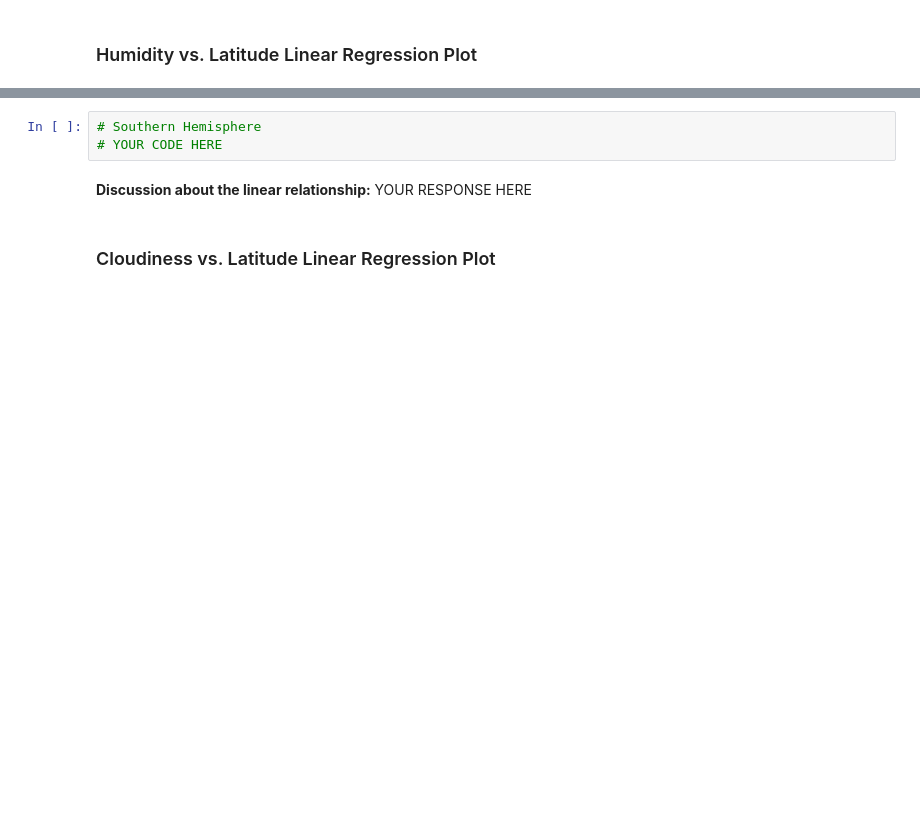
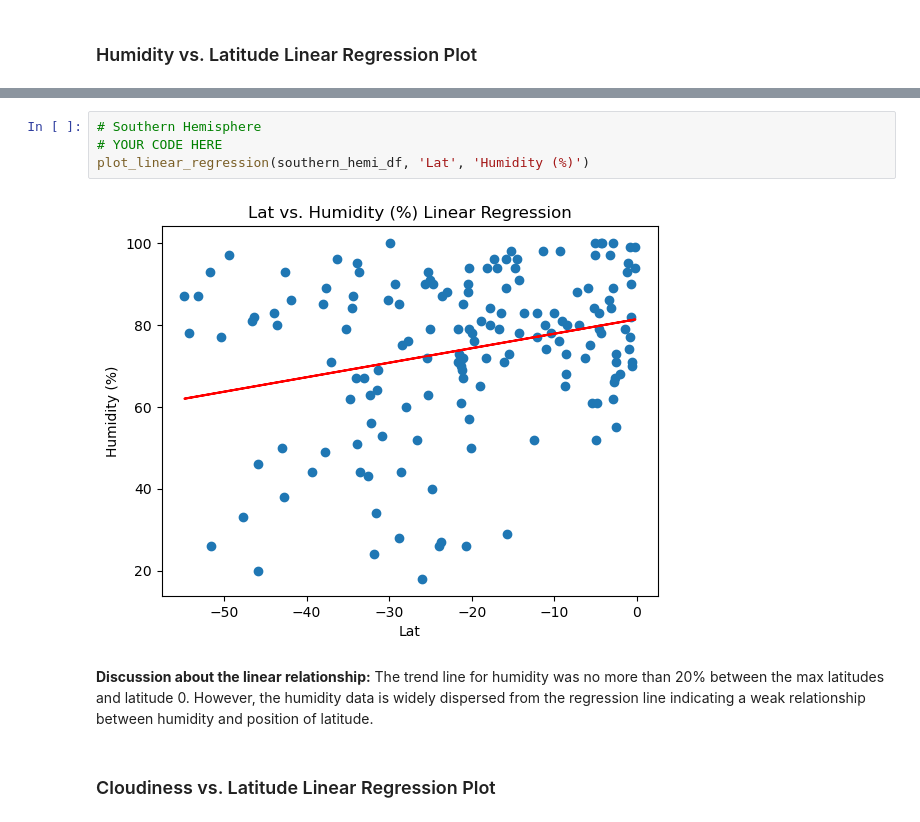
Before and after one commit to dalfonsonash/python-api-challenge, a Jupyter notebook: WeatherPy/Starter_Code/starter_code/WeatherPy.ipynb, the cells around one changed output, grey strips where cells are left out. Saved outputs shown, nothing was run; the diff lists cells and outputs as text; blank space fills up the shorter version.

```diff
--- a/WeatherPy/Starter_Code/starter_code/WeatherPy.ipynb
+++ b/WeatherPy/Starter_Code/starter_code/WeatherPy.ipynb
@@ -342,8 +409,11 @@ southern_hemi_df.head()
 # %%
 # Southern Hemisphere
 # YOUR CODE HERE
+plot_linear_regression(southern_hemi_df, 'Lat', 'Humidity (%)')
+# %% [output]
+[figure, added]
-# %% [markdown]
-**Discussion about the linear relationship:** YOUR RESPONSE HERE
+# %% [markdown]
+**Discussion about the linear relationship:** The trend line for humidity was no more than 20% between the max latitudes and latitude 0.  However, the humidity data is widely dispersed from the regression line indicating a weak relationship between humidity and position of latitude.
 # %% [markdown]
 ### Cloudiness vs. Latitude Linear Regression Plot
 # %%
```
Also changed, not shown: parts of 28 cells of this notebook.
